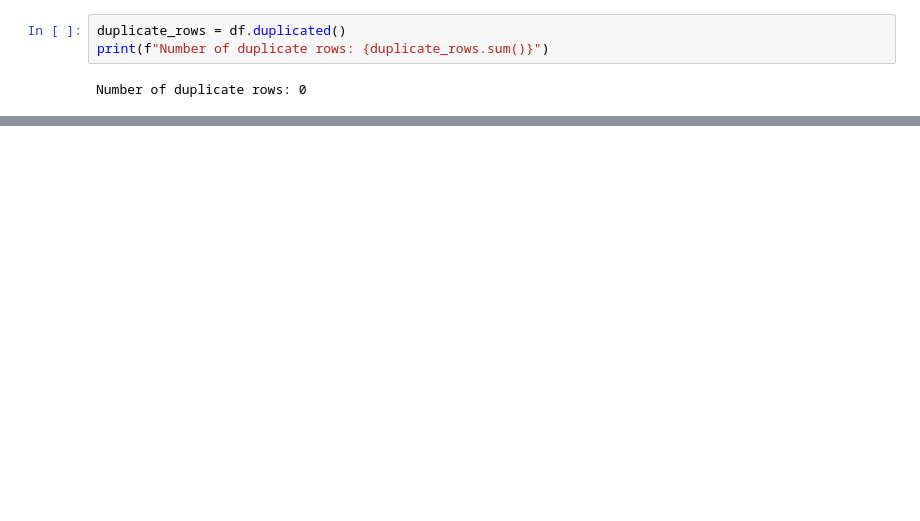
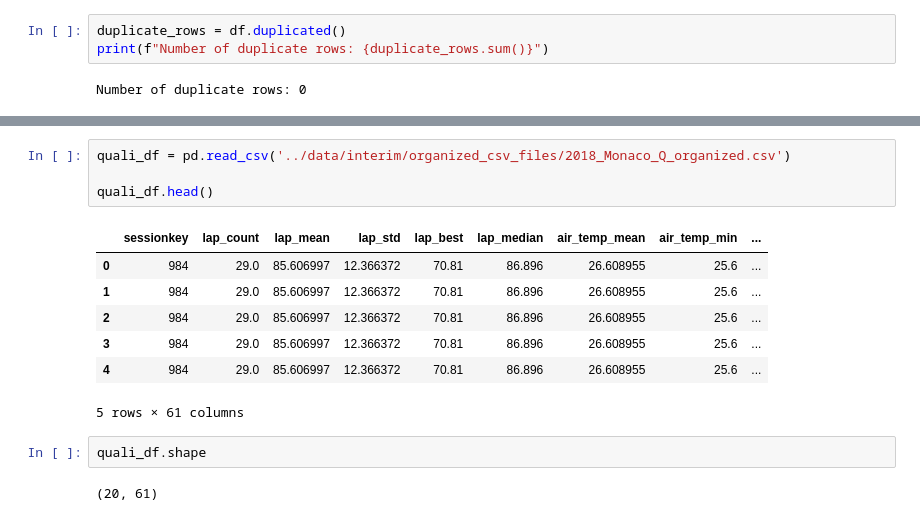
Before and after one commit to bordanattila/F1_Prediction, a Jupyter notebook: notebooks/01.eda.ipynb, the cells around one changed output, grey strips where cells are left out. Drawn from its saved outputs; the diff is of its cells as text; blank space fills up the shorter version.

```diff
--- a/notebooks/01.eda.ipynb
+++ b/notebooks/01.eda.ipynb
@@ -72,0 +99,16 @@ Number of duplicate rows: 0
+# %%
+quali_df = pd.read_csv('../data/interim/organized_csv_files/2018_Monaco_Q_organized.csv')
+
+quali_df.head()
+# %% [output]
+|  | sessionkey | lap_count | lap_mean | lap_std | lap_best | lap_median | air_temp_mean | air_temp_min | ... |
+| 0 | 984 | 29.0 | 85.606997 | 12.366372 | 70.81 | 86.896 | 26.608955 | 25.6 | ... |
+| 1 | 984 | 29.0 | 85.606997 | 12.366372 | 70.81 | 86.896 | 26.608955 | 25.6 | ... |
+| 2 | 984 | 29.0 | 85.606997 | 12.366372 | 70.81 | 86.896 | 26.608955 | 25.6 | ... |
+| 3 | 984 | 29.0 | 85.606997 | 12.366372 | 70.81 | 86.896 | 26.608955 | 25.6 | ... |
+| 4 | 984 | 29.0 | 85.606997 | 12.366372 | 70.81 | 86.896 | 26.608955 | 25.6 | ... |
+5 rows × 61 columns
+# %%
+quali_df.shape
+# %% [output]
+(20, 61)
```
Also changed, not shown: parts of 18 cells of this notebook, 7 other files.
